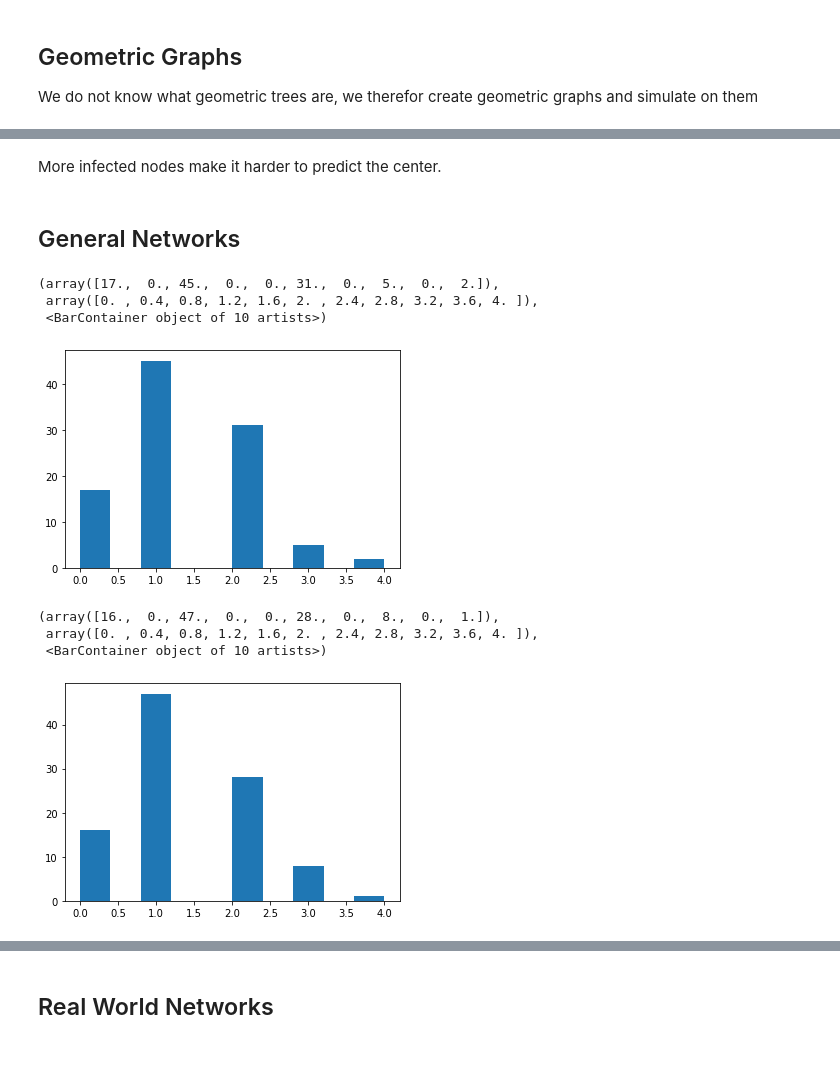
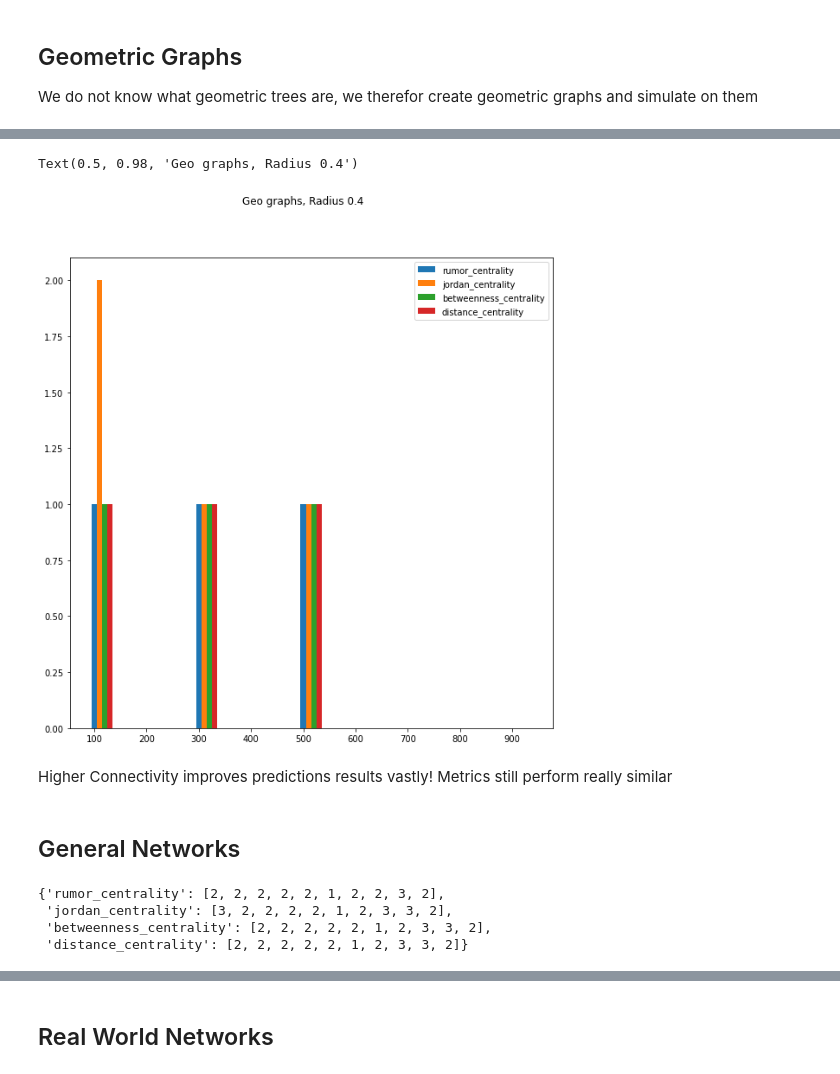
Before and after one commit to Paulpanther/info-flow, a Jupyter notebook: Reproduce Paper Results.ipynb, the cells around one changed output, grey strips where cells are left out. Drawn from its saved outputs; the diff is of its cells as text; code cells hidden in the pictures.

```diff
--- a/Reproduce Paper Results.ipynb
+++ b/Reproduce Paper Results.ipynb
@@ -86,0 +109,8 @@ Text(0.5, 1.0, 'Regular Trees - Perfect Predictions')
+# %%
+import pickle
+import os.path
+
+
+if not os.path.exists("regular_trees_eval_results.pickle"):
+    with open("regular_trees_eval_results.pickle", "wb") as f:
+        pickle.dump(results, f)
@@ -141,4 +228,21 @@ Text(0.5, 0, 'Infected Nodes')
+# %%
+results_04 = []
+sizes = list(range(100, 1000, 100))
+for s in tqdm(sizes):
+    avgs = geo_graph_averages(s, 0.4)
+    results_04.append((s, avgs))
+# %%
+fig, ax = plt.subplots(1, 1, figsize=(10,10))
+for i, metric_name in enumerate(metrics):
+    ax.bar(np.array(sizes) + i*10, [d[metric_name] for s, d in results_04], label=metric_name, width=10)
+ax.legend()
+ax.set_xticks(np.array(sizes))
+fig.suptitle("Geo graphs, Radius 0.4")
+# %% [output]
+Text(0.5, 0.98, 'Geo graphs, Radius 0.4')
+[figure, added]
 # %% [markdown]
-More infected nodes make it harder to predict the center.
+Higher Connectivity improves predictions results vastly!
+Metrics still perform really similar
 # %% [markdown]
 ## General Networks
@@ -167,16 +270,7 @@ for _ in tqdm(range(sample_size)):
-# %%
-import matplotlib.pyplot as plt
-
-plt.hist(rumor_cent)
-# %% [output]
-(array([17.,  0., 45.,  0.,  0., 31.,  0.,  5.,  0.,  2.]),
- array([0. , 0.4, 0.8, 1.2, 1.6, 2. , 2.4, 2.8, 3.2, 3.6, 4. ]),
- <BarContainer object of 10 artists>)
-[figure, removed]
-# %%
-plt.hist(dist_cent)
-# %% [output]
-(array([16.,  0., 47.,  0.,  0., 28.,  0.,  8.,  0.,  1.]),
- array([0. , 0.4, 0.8, 1.2, 1.6, 2. , 2.4, 2.8, 3.2, 3.6, 4. ]),
- <BarContainer object of 10 artists>)
-[figure, removed]
+# %%
+values
+# %% [output]
+{'rumor_centrality': [2, 2, 2, 2, 2, 1, 2, 2, 3, 2],
+ 'jordan_centrality': [3, 2, 2, 2, 2, 1, 2, 3, 3, 2],
+ 'betweenness_centrality': [2, 2, 2, 2, 2, 1, 2, 3, 3, 2],
+ 'distance_centrality': [2, 2, 2, 2, 2, 1, 2, 3, 3, 2]}
```
Also changed, not shown: parts of 35 cells of this notebook.
